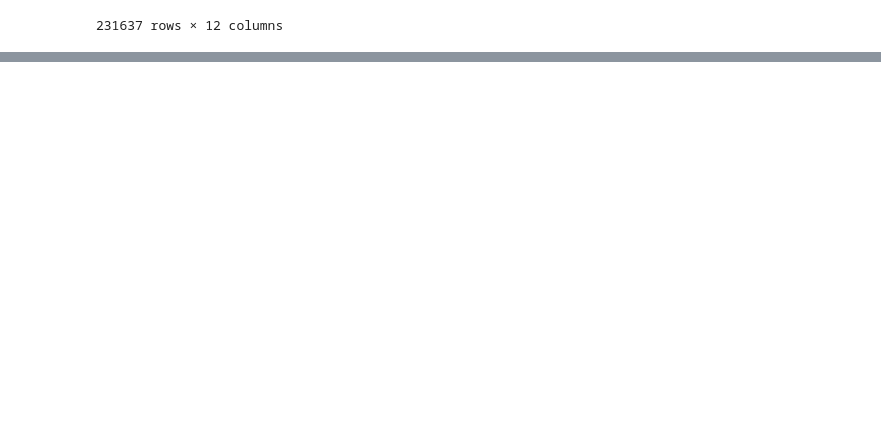
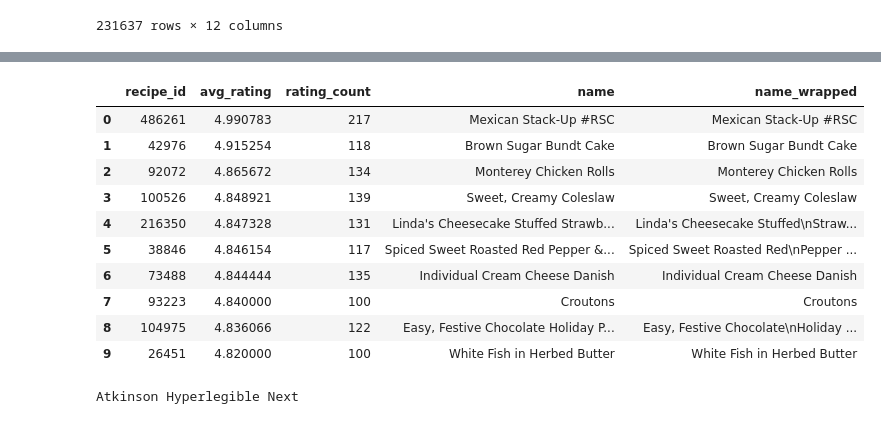
Before and after one commit to WindowsVista42/UMBC-Data-Vis, a Jupyter notebook: sandbox/ProposalExtraCred.ipynb, the cells around one changed output, grey strips where cells are left out. Drawn from its saved outputs; the diff is of its cells as text; code cells hidden in the pictures; blank space fills up the shorter version.

```diff
--- a/sandbox/ProposalExtraCred.ipynb
+++ b/sandbox/ProposalExtraCred.ipynb
@@ -28,0 +86,30 @@ df
+# %%
+df4 = pd.read_csv("top_10_recipes_foodcom_fixed.csv")
+df4["name_wrapped"] = df4["name"].apply(lambda x: "\n".join(textwrap.wrap(x, width=30)))
+df4
+# %% [output]
+|  | recipe_id | avg_rating | rating_count | name | name_wrapped |
+| 0 | 486261 | 4.990783 | 217 | Mexican Stack-Up #RSC | Mexican Stack-Up #RSC |
+| 1 | 42976 | 4.915254 | 118 | Brown Sugar Bundt Cake | Brown Sugar Bundt Cake |
+| 2 | 92072 | 4.865672 | 134 | Monterey Chicken Rolls | Monterey Chicken Rolls |
+| 3 | 100526 | 4.848921 | 139 | Sweet, Creamy Coleslaw | Sweet, Creamy Coleslaw |
+| 4 | 216350 | 4.847328 | 131 | Linda's Cheesecake Stuffed Strawb... | Linda's Cheesecake Stuffed\nStraw... |
+| 5 | 38846 | 4.846154 | 117 | Spiced Sweet Roasted Red Pepper &... | Spiced Sweet Roasted Red\nPepper ... |
+| 6 | 73488 | 4.844444 | 135 | Individual Cream Cheese Danish | Individual Cream Cheese Danish |
+| 7 | 93223 | 4.840000 | 100 | Croutons | Croutons |
+| 8 | 104975 | 4.836066 | 122 | Easy, Festive Chocolate Holiday P... | Easy, Festive Chocolate\nHoliday ... |
+| 9 | 26451 | 4.820000 | 100 | White Fish in Herbed Butter | White Fish in Herbed Butter |
+# %%
+font_path = "AtkinsonHyperlegibleNext-VariableFont_wght.ttf"
+fm.fontManager.addfont(font_path)
+props = fm.FontProperties(fname=font_path)
+
+sns.set_theme(font=props.get_name())
+print(props.get_name())
+
+fontfam = props.get_name()
+
+plt.rcParams['font.family'] = fontfam
+plt.rcParams['font.sans-serif'] = [fontfam]
+# %% [output]
+Atkinson Hyperlegible Next
```
Also changed, not shown: parts of 6 cells of this notebook, 4 other files.
